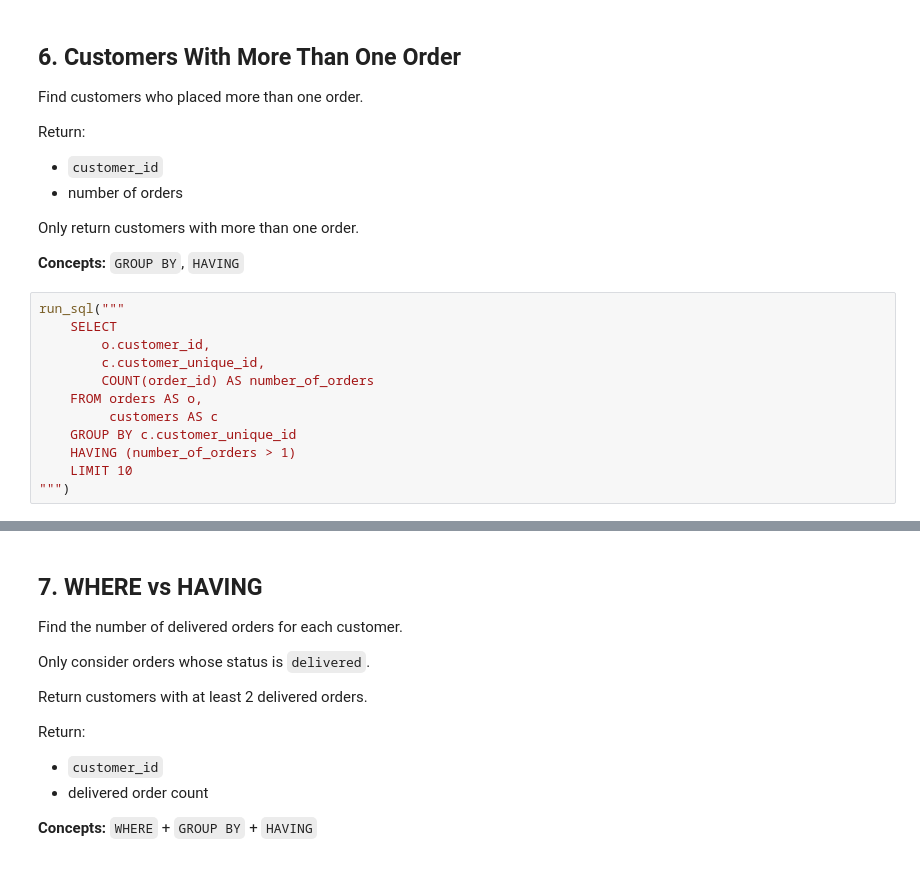
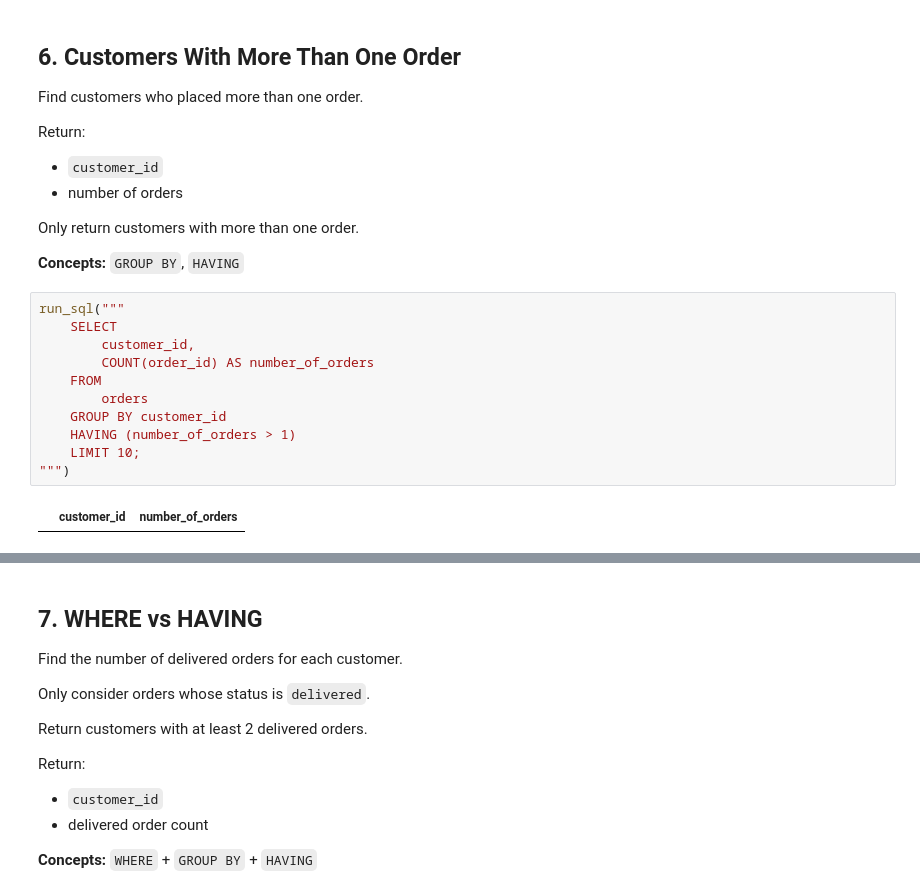
Before and after one commit to Thomasayanfeoluwa/2026-Python-Training-Class---Tutorial-For-Beginners, a Jupyter notebook: OLISTs/exercises_solutions/olists_exercises.ipynb, the cells around one changed output, grey strips where cells are left out. Drawn from its saved outputs; the diff is of its cells as text.

```diff
--- a/OLISTs/exercises_solutions/olists_exercises.ipynb
+++ b/OLISTs/exercises_solutions/olists_exercises.ipynb
@@ -376,12 +376,13 @@ Only return customers with more than one order.
 # %%
 run_sql("""
     SELECT
-        o.customer_id,
-        c.customer_unique_id,
+        customer_id,
         COUNT(order_id) AS number_of_orders
-    FROM orders AS o,
-         customers AS c
-    GROUP BY c.customer_unique_id
+    FROM
+        orders
+    GROUP BY customer_id
     HAVING (number_of_orders > 1)
-    LIMIT 10
+    LIMIT 10;
 """)
+# %% [output]
+|  | customer_id | number_of_orders |
```
Also changed, not shown: parts of 1 cell of this notebook.
